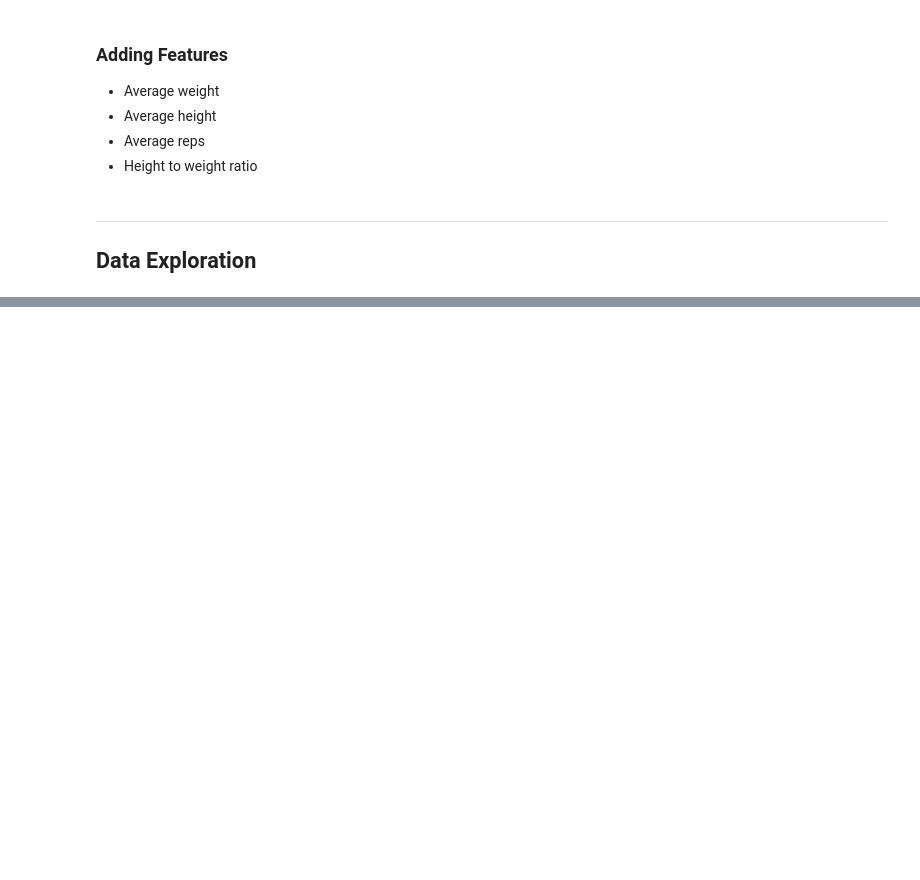
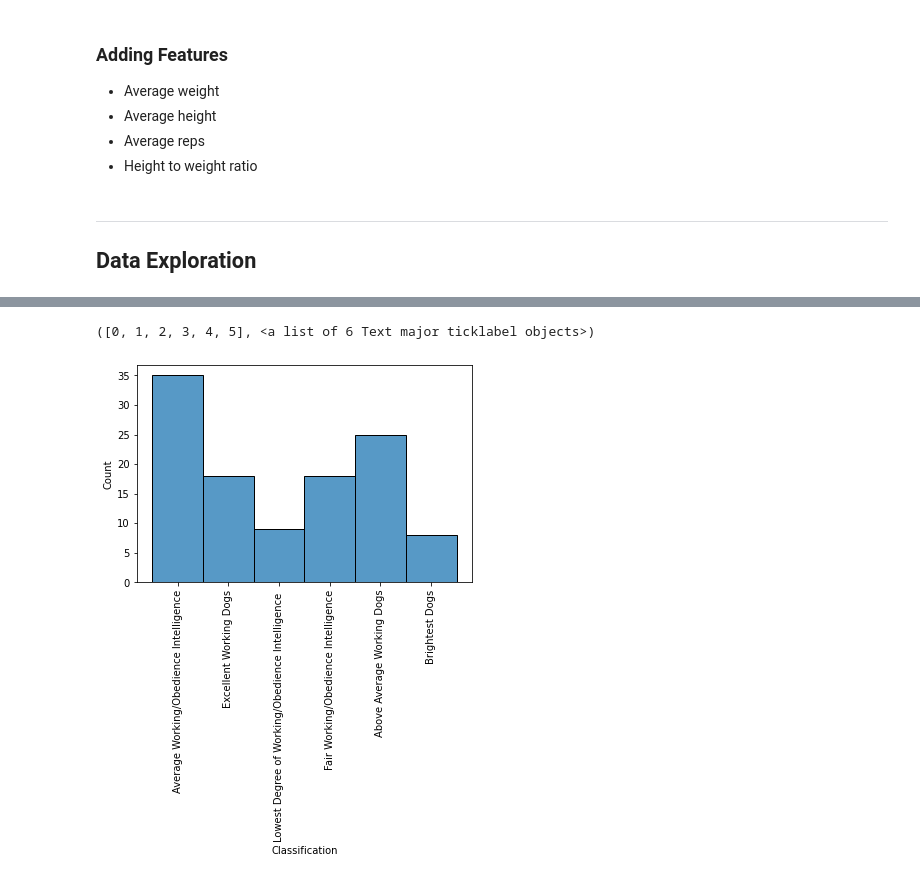
Before and after one commit to OtterBots/CST383_Project, a Jupyter notebook: juli_stuff.ipynb, the cells around one changed output, grey strips where cells are left out. Drawn from its saved outputs; the diff is of its cells as text; code cells hidden in the pictures; blank space fills up the shorter version.

```diff
--- a/juli_stuff.ipynb
+++ b/juli_stuff.ipynb
@@ -140,0 +194,19 @@ dd['height_to_weight'] = dd['height_avg'] / dd['weight_avg']
+# %%
+# Distribution of 'Classification'
+ax = sns.histplot(x='Classification', data=dd)
+plt.xticks(rotation=90)
+
+# Above Average Working Dogs                          25  22.12%
+# Average Working/Obedience Intelligence              35  30.98%
+# Brightest Dogs                                       8   7.08%
+# Excellent Working Dogs                              18  15.93%
+# Fair Working/Obedience Intelligence                 18  15.93%
+# Lowest Degree of Working/Obedience Intelligence      9   7.96%
+
+#class_count = dd.groupby('Classification').size()
+#class_perc = dd.groupby('Classification').size() / dd.shape[0]
+#print(class_count)
+#print(class_perc)
+# %% [output]
+([0, 1, 2, 3, 4, 5], <a list of 6 Text major ticklabel objects>)
+[figure, added]
```
Also changed, not shown: parts of 13 cells of this notebook.
